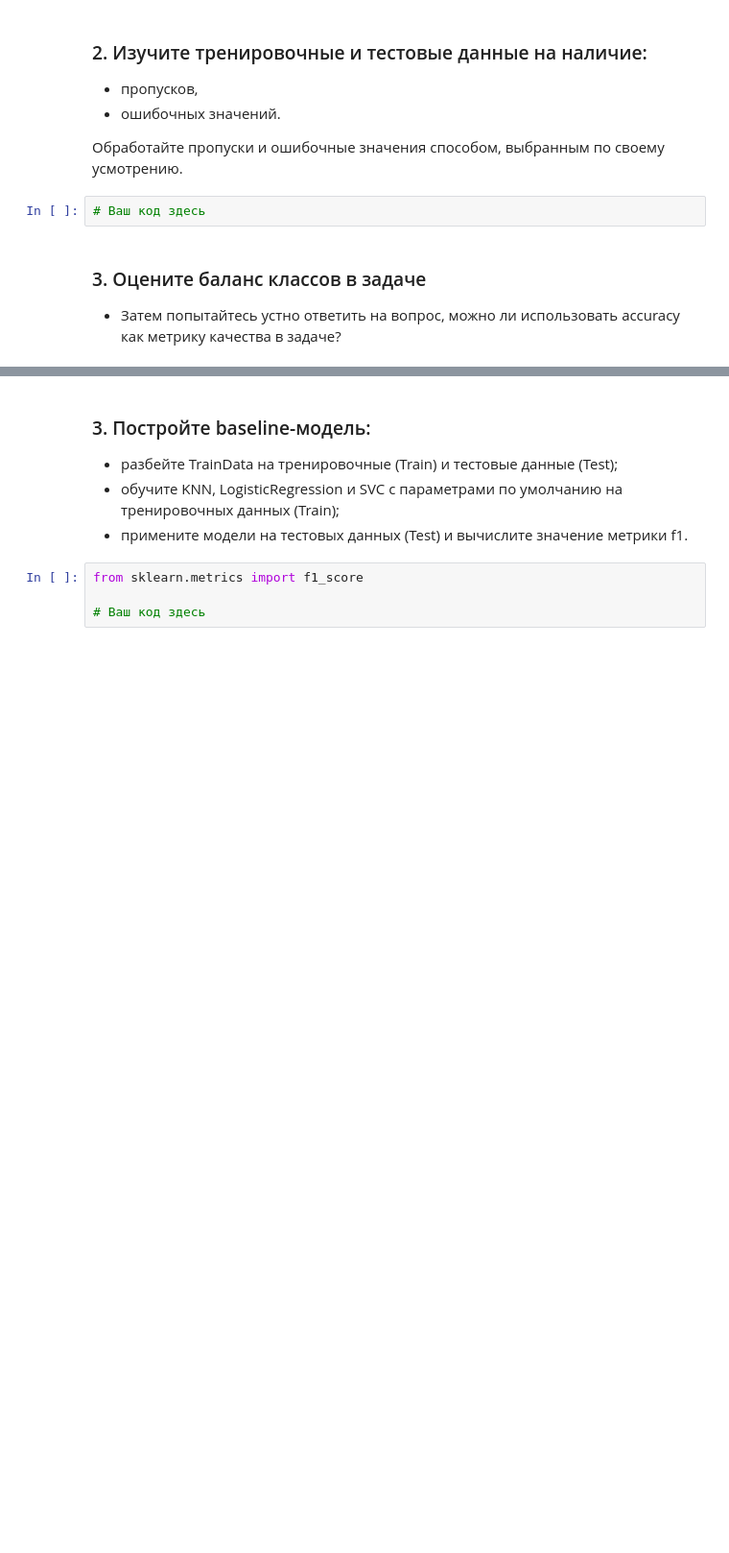
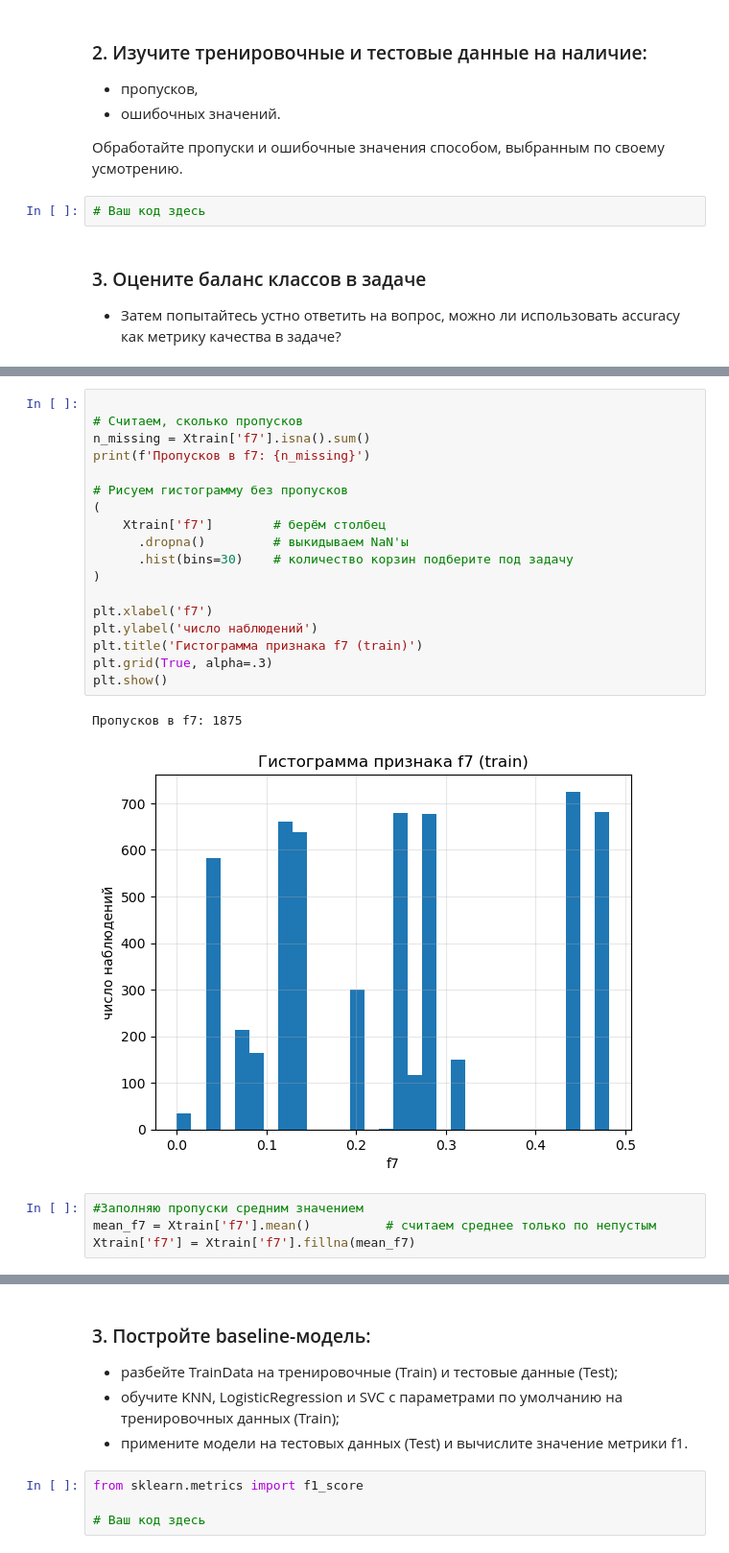
Before and after one commit to RashidUmarov/SVM_Module_9, a Jupyter notebook: Практическая работа. Линейная классификация. Метод опорных векторов.ipynb, the cells around one changed output, grey strips where cells are left out. Shown: that part at 96% size. Drawn from its saved outputs; the diff is of its cells as text; blank space fills up the shorter version.

```diff
--- a/Практическая работа. Линейная классификация. Метод опорных векторов.ipynb
+++ b/Практическая работа. Линейная классификация. Метод опорных векторов.ipynb
@@ -53,0 +160,25 @@ Xtest = pd.read_csv("TestData.csv")
+# %%
+
+# Считаем, сколько пропусков
+n_missing = Xtrain['f7'].isna().sum()
+print(f'Пропусков в f7: {n_missing}')
+
+# Рисуем гистограмму без пропусков
+(
+    Xtrain['f7']        # берём столбец
+      .dropna()         # выкидываем NaN'ы
+      .hist(bins=30)    # количество корзин подберите под задачу
+)
+
+plt.xlabel('f7')
+plt.ylabel('число наблюдений')
+plt.title('Гистограмма признака f7 (train)')
+plt.grid(True, alpha=.3)
+plt.show()
+# %% [output]
+Пропусков в f7: 1875
+[figure, added]
+# %%
+#Заполняю пропуски средним значением
+mean_f7 = Xtrain['f7'].mean()          # считаем среднее только по непустым
+Xtrain['f7'] = Xtrain['f7'].fillna(mean_f7)
```
Also changed, not shown: parts of 9 cells of this notebook, 2 other files.
